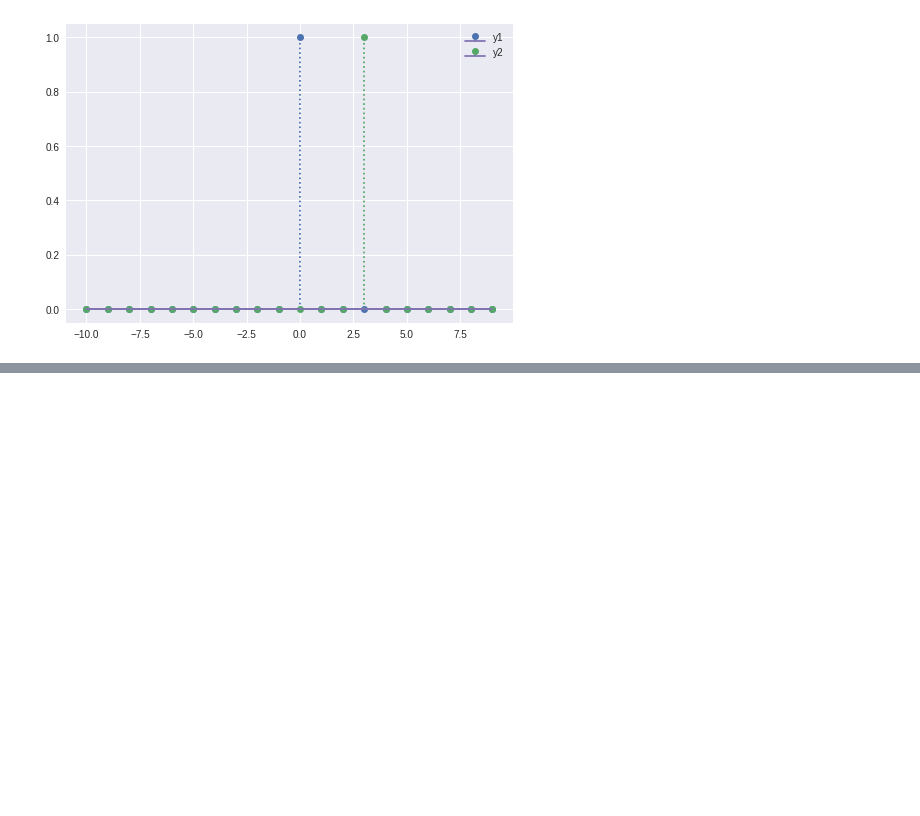
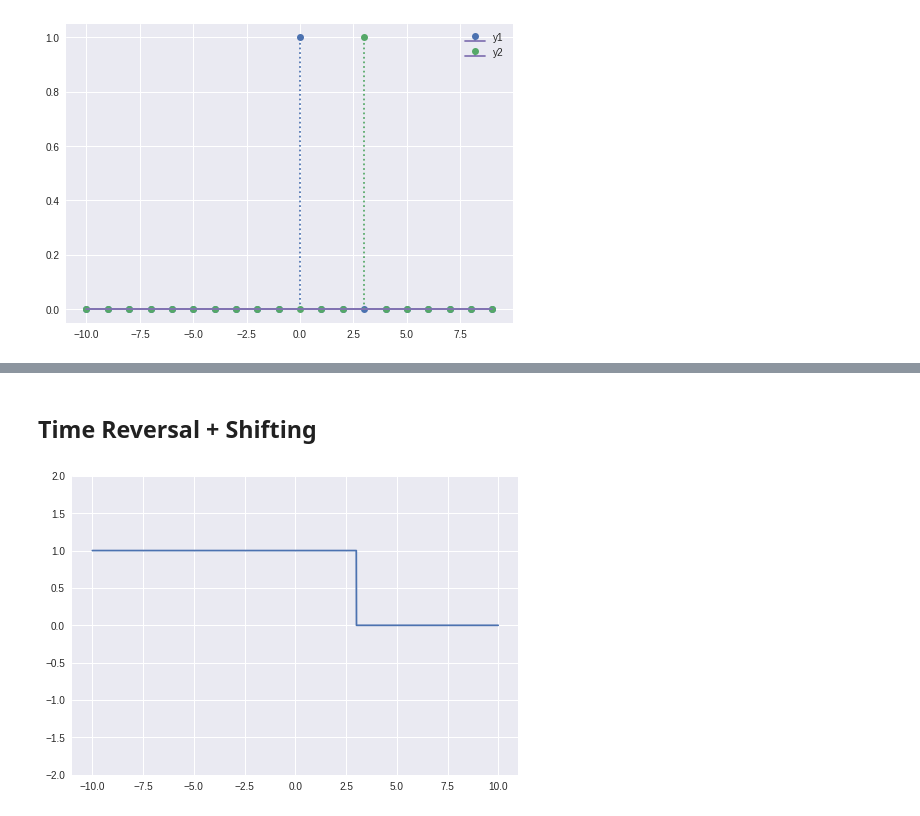
Before and after one commit to sbme-tutorials/sbe309-week2-demo, a Jupyter notebook: week2_signals_basics.ipynb, the cells around one changed output, grey strips where cells are left out. Cells and saved outputs as stored; diff of their text form; code cells hidden in the pictures; blank space fills up the shorter version.

```diff
--- a/week2_signals_basics.ipynb
+++ b/week2_signals_basics.ipynb
@@ -126,0 +137,8 @@ stem2( ts, impulse_sig , impulse_sig_shifted)
+# %% [markdown]
+## Time Reversal + Shifting
+# %%
+ts = np.arange(-10,10,0.01)
+step_sig = step( -(ts-3))
+plot( ts , step_sig )
+# %% [output]
+[figure, added]
```
Also changed, not shown: parts of 7 cells of this notebook.
